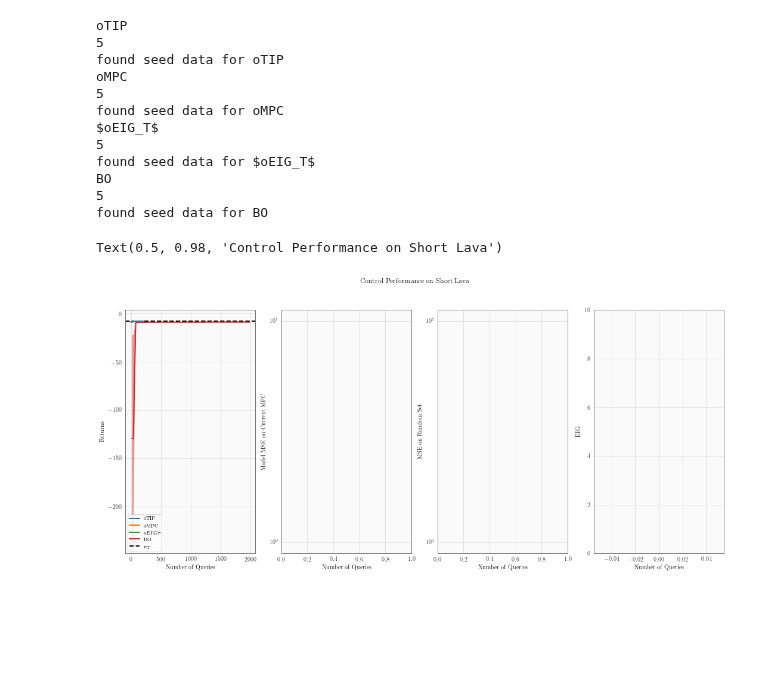
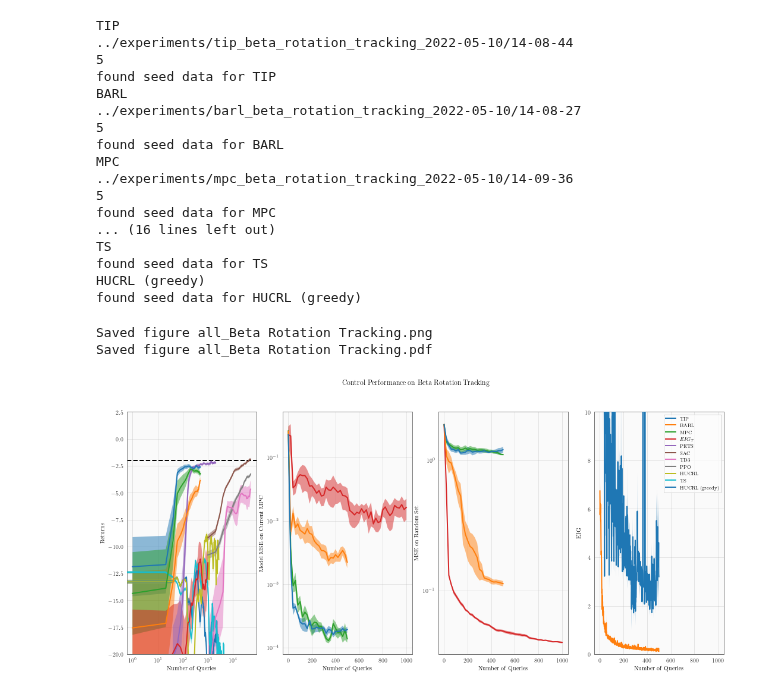
Before and after one commit to fusion-ml/trajectory-information-rl, a Jupyter notebook: notebooks/plot_returns.ipynb, the cells around one changed output. Saved outputs shown, nothing was run; the diff lists cells and outputs as text; code cells hidden in the pictures; blank space fills up the shorter version.

```diff
--- a/notebooks/plot_returns.ipynb
+++ b/notebooks/plot_returns.ipynb
@@ -186,6 +205,7 @@ env_time_lengths ={
      'Pendulum': 200,
      'Cartpole': 25,
      'Beta Tracking': 30,
+     'Beta Rotation Tracking': 20,
     }
 # %%
 all_paths = {"Cartpole": cartpole_paths,
@@ -297,6 +346,8 @@ def process_statistics(data):
     for dat in data:
         if 'eval_return' in dat:
             eval_return_list.append(dat['eval_return'])
+
+    eval_return_list = eval_return_list[:len(eval_return_list) - (len(eval_return_list) % 5)]
     return np.array(eval_return_list).reshape((-1, 5))
 
 def process_hucrl(path):
@@ -323,12 +374,12 @@ def process_hucrl_seeds(path):
         seed_returns = process_statistics(seed_data)
         returns.append(seed_returns.mean(axis=1))
         if i == 0:
-            data['Eval ndata'] = (np.arange(seed_returns.shape[0]) + 1) * env_time_lengths[env_name]
-    max_return_length = max([len(ret) for ret in returns])
-    returns = [ret for ret in returns if len(ret) == max_return_length]
+            data['Eval ndata'] = (np.arange(seed_returns.shape[0])) * env_time_lengths[env_name]
+    min_return_length = min([len(ret) for ret in returns])
+    returns = [ret[:min_return_length] for ret in returns]
     returns = np.vstack(returns)
-    n_trials = returns.shape[0]
-    print(n_trials)
+    n_trials = returns.shape[1]
+    data['Eval ndata'] = data['Eval ndata'][:returns.shape[1]]
     data['Eval Mean Returns'] = returns.mean(axis=0)
     data['Eval Std Returns'] = returns.std(axis=0) / np.sqrt(n_trials)
     data['Eval Seed Returns'] = returns
@@ -342,7 +393,7 @@ for key, path in paths.items():
         with info_path.open('rb') as f:
             data[key] = process_bac(pickle.load(f))
         continue
-    info_seed_path = base_path / path / 'seed_0'
+    info_seed_path = base_path / path / 'seed_0' / 'info.pkl'
     if info_seed_path.exists():
         if process_seeds:
             data[key] = process_bac_seeds(base_path / path)
@@ -353,6 +404,12 @@ for key, path in paths.items():
         print(f'found seed data for {key}')
         continue
     baseline_exp_path = baseline_path / path / 'progress.csv'
+    if baseline_exp_path.exists():
+        data_res = pd.read_csv(baseline_exp_path)
+        reformatted_data = process_baseline(data_res)
+        data[key] = reformatted_data
+        continue
+    baseline_exp_path = base_path / path / 'progress.csv'
     if baseline_exp_path.exists():
         data_res = pd.read_csv(baseline_exp_path)
         reformatted_data = process_baseline(data_res)
@@ -378,6 +435,7 @@ for key, path in paths.items():
     if hucrl_path.exists():
         data[key] = process_hucrl(hucrl_path)
         continue
+
     hucrl_seed_path = base_hucrl_path / path / 'seed_0'
     if hucrl_seed_path.exists():
         if process_seeds:
@@ -391,18 +449,23 @@ for key, path in paths.items():
         continue
     print(f"Data for {key} not found!")
 # %% [output]
-oTIP
+TIP
+../experiments/tip_beta_rotation_tracking_2022-05-10/14-08-44
 5
-found seed data for oTIP
-oMPC
+found seed data for TIP
+BARL
+../experiments/barl_beta_rotation_tracking_2022-05-10/14-08-27
 5
-found seed data for oMPC
-$oEIG_T$
+found seed data for BARL
+MPC
+../experiments/mpc_beta_rotation_tracking_2022-05-10/14-09-36
 5
-found seed data for $oEIG_T$
-BO
-5
-found seed data for BO
+found seed data for MPC
+... (16 lines left out)
+TS
+found seed data for TS
+HUCRL (greedy)
+found seed data for HUCRL (greedy)
 # %%
 smooth_curves = True
 # %%
@@ -424,43 +487,63 @@ for i, (key, vals) in enumerate(data.items()):
     ndata = vals['Eval ndata']
     ax1.plot(ndata, rmean, label=key, zorder=100 - i)
     ax1.fill_between(ndata, rmean - rstderr, rmean + rstderr, alpha=0.5)
+    ylim_top = (gt_val - bottom_val) * 0.25 + gt_val
+    ax1.set_ylim(bottom_val, ylim_top)
     if 'Model MSE' in vals:
         mses = vals['Model MSE']
         ax2.plot(ndata, mses, label=key)
     elif 'Model MSE (current MPC)' in vals:
         mses = vals['Model MSE (current MPC)']
         ax2.plot(ndata, mses, label=key)
+    elif "Mean MPC MSEs" in vals:
+        mses = vals["Mean MPC MSEs"]
+        stds = vals["Std MPC MSEs"]
+        ax2.plot(ndata, mses, label=key, zorder=100-i)
+        ax2.fill_between(ndata, mses - stds, mses + stds, alpha=0.5)
     if 'Model MSE (random test set)' in vals:
         mses = vals['Model MSE (random test set)']
         ax3.plot(ndata, mses, label=key)
+    elif "Mean Random MSEs" in vals:
+        mses = vals["Mean Random MSEs"]
+        stds = vals["Std Random MSEs"]
+        ax3.plot(ndata, mses, label=key, zorder=100-i)
+        ax3.fill_between(ndata, mses - stds, mses + stds, alpha=0.5)
     if 'Acquisition Function Value' in vals:
         acqs = vals['Acquisition Function Value']
         ax4.plot(acqs, label=key)
+    elif "Mean Acq Fn Val" in vals:
+        acqvals = vals['Mean Acq Fn Val']
+        stds = vals['Std Acq Fn Val']
+        idx = np.arange(len(acqvals))
+        ax4.plot(idx, acqvals, label=key, zorder=100-i)
+        ax4.fill_between(idx, acqvals - stds, acqvals + stds, alpha=0.5)
     else:
         ax4.plot([], label=key)
 
 
 ax1.set_xlabel('Number of Queries')
 ax1.set_ylabel('Returns')
 ax1.axhline(gt_val, color='black', linestyle='--', label=r'$\pi_T$')
-ax1.legend()
+ax4.legend()
 ax2.set_xlabel('Number of Queries')
 ax2.set_ylabel('Model MSE on Current MPC')
 ax3.set_ylabel("MSE on Random Set")
 ax3.set_xlabel('Number of Queries')
 ax4.set_xlabel('Number of Queries')
 ax4.set_ylabel('EIG')
 if env_name == 'Lava Path':
     ax1.set_ylim(-1000, 0)
 ax2.set_yscale('log')
 ax3.set_yscale('log')
 ax4.set_ylim(0, 10)
-# ax1.set_xscale('log')
+ax1.set_xscale('log')
 
 fig.suptitle(f"Control Performance on {env_name}")
+neatplot.save_figure(f"all_{env_name}", ["png", "pdf"])
 # %% [output]
-Text(0.5, 0.98, 'Control Performance on Short Lava')
+Saved figure all_Beta Rotation Tracking.png
+Saved figure all_Beta Rotation Tracking.pdf
-[figure, old version]
+[figure, new version]
 # %%
 fig, ax = plt.subplots(figsize=(12, 9))
 for i, (key, vals) in enumerate(data.items()):
```
Also changed, not shown: parts of 13 cells of this notebook, 3 other files.
